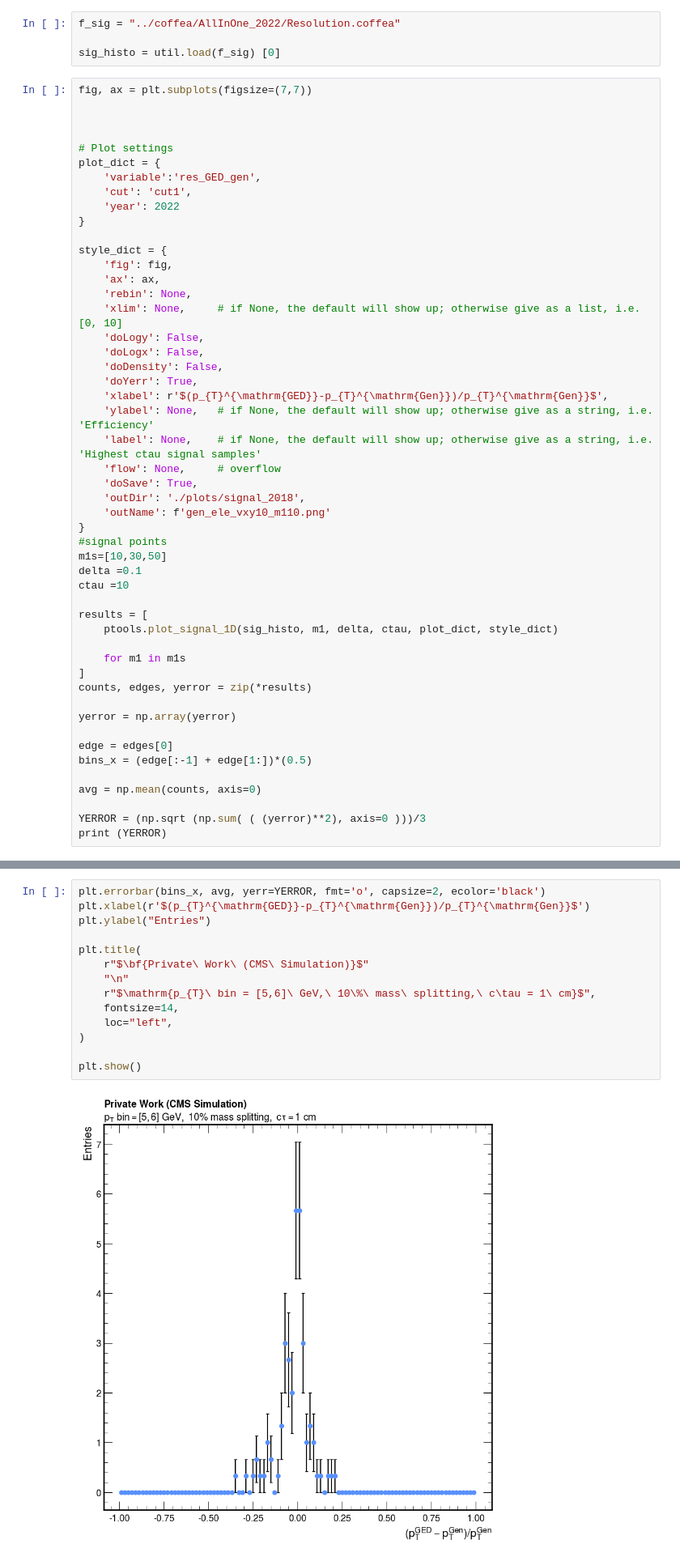
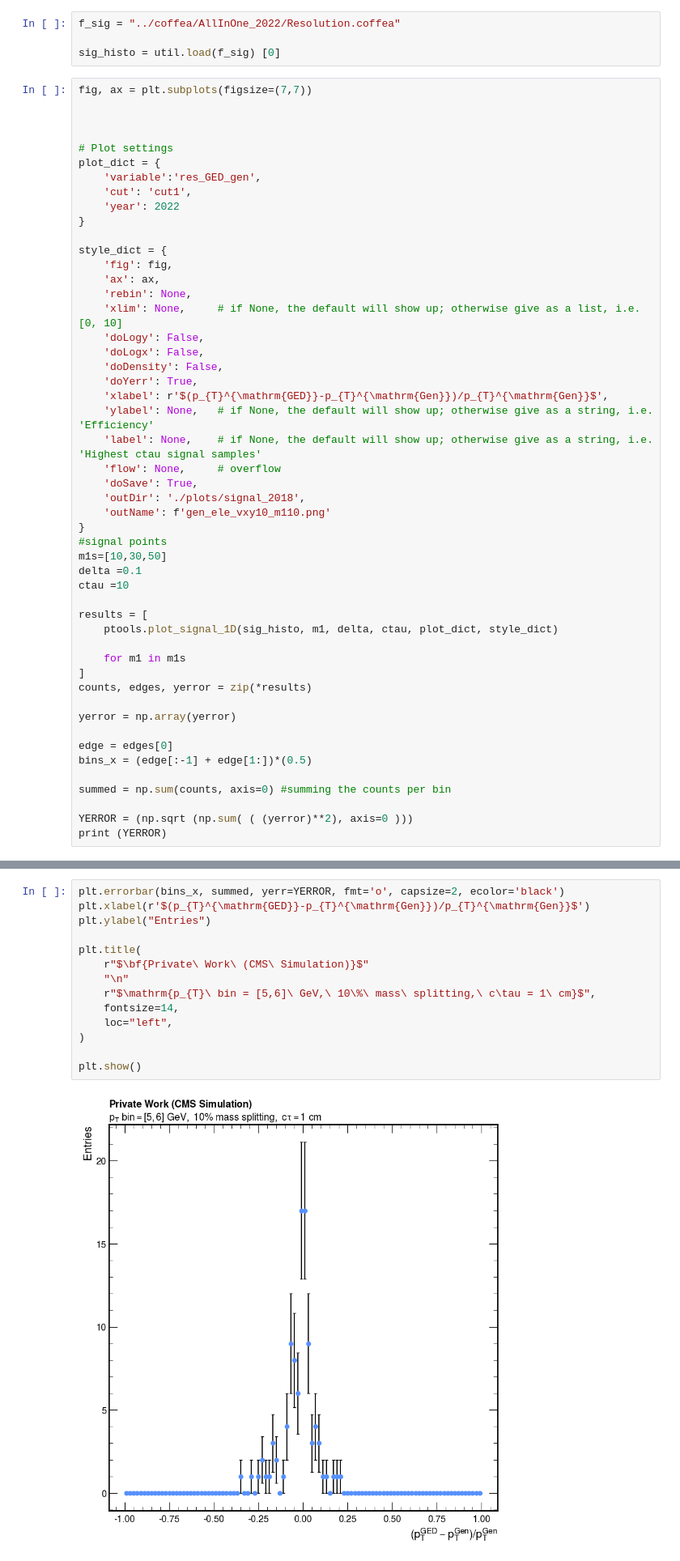
Before and after one commit to cms-idm/IDM, a Jupyter notebook: python_analysis/exampleNotebooks/Resolution.ipynb, the cells around one changed output, grey strips where cells are left out. Shown at 81% size. Drawn from its saved outputs; the diff is of its cells as text.

```diff
--- a/python_analysis/exampleNotebooks/Resolution.ipynb
+++ b/python_analysis/exampleNotebooks/Resolution.ipynb
@@ -68,9 +71,9 @@ yerror = np.array(yerror)
 edge = edges[0]
 bins_x = (edge[:-1] + edge[1:])*(0.5)
 
-avg = np.mean(counts, axis=0)
+summed = np.sum(counts, axis=0) #summing the counts per bin
 
-YERROR = (np.sqrt (np.sum( ( (yerror)**2), axis=0 )))/3
+YERROR = (np.sqrt (np.sum( ( (yerror)**2), axis=0 )))
 print (YERROR)
 # %% [output]
 Saved: ./plots/signal_2018/gen_ele_vxy10_m110.png
@@ -95,21 +98,21 @@ Saved: ./plots/signal_2018/gen_ele_vxy10_m110.png
  0.         0.         0.         0.        ]
 [figure]
 # %%
-plt.errorbar(bins_x, avg, yerr=YERROR, fmt='o', capsize=2, ecolor='black')
+plt.errorbar(bins_x, summed, yerr=YERROR, fmt='o', capsize=2, ecolor='black')
 plt.xlabel(r'$(p_{T}^{\mathrm{GED}}-p_{T}^{\mathrm{Gen}})/p_{T}^{\mathrm{Gen}}$')
 plt.ylabel("Entries")
 
 plt.title(
     r"$\bf{Private\ Work\ (CMS\ Simulation)}$"
     "\n"
     r"$\mathrm{p_{T}\ bin = [5,6]\ GeV,\ 10\%\ mass\ splitting,\ c\tau = 1\ cm}$",
     fontsize=14,
     loc="left",
 )
 
 plt.show()
 # %% [output]
-[figure, old version]
+[figure, new version]
 # %%
 fig, ax = plt.subplots(figsize=(7,7))
 
```
Also changed, not shown: parts of 4 cells of this notebook, 2 other files.
